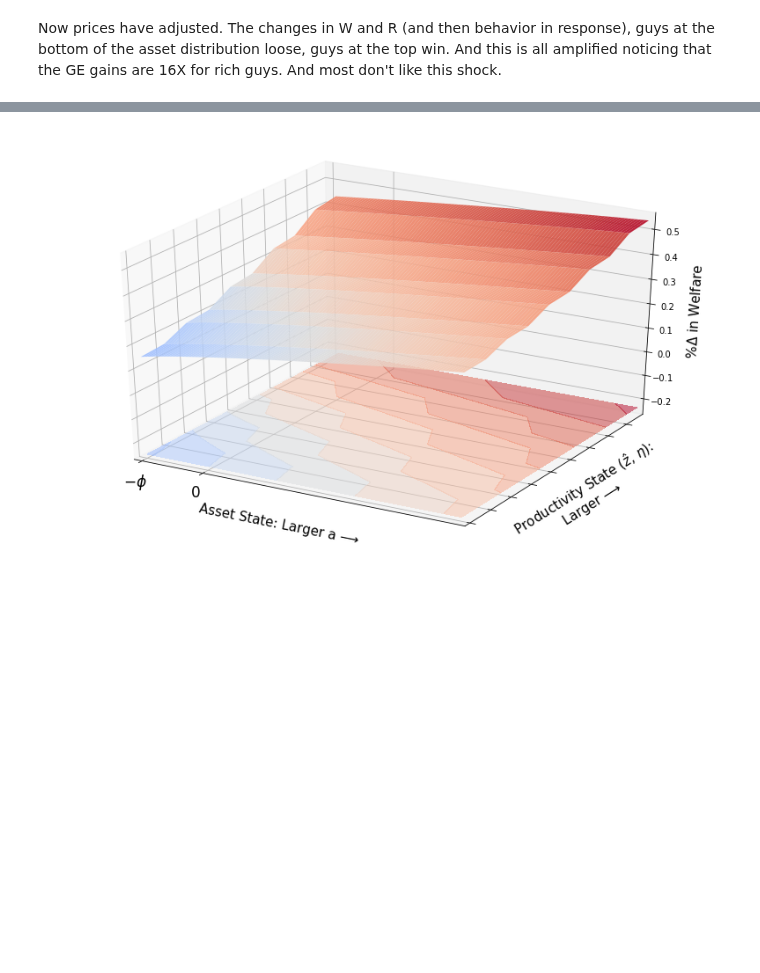
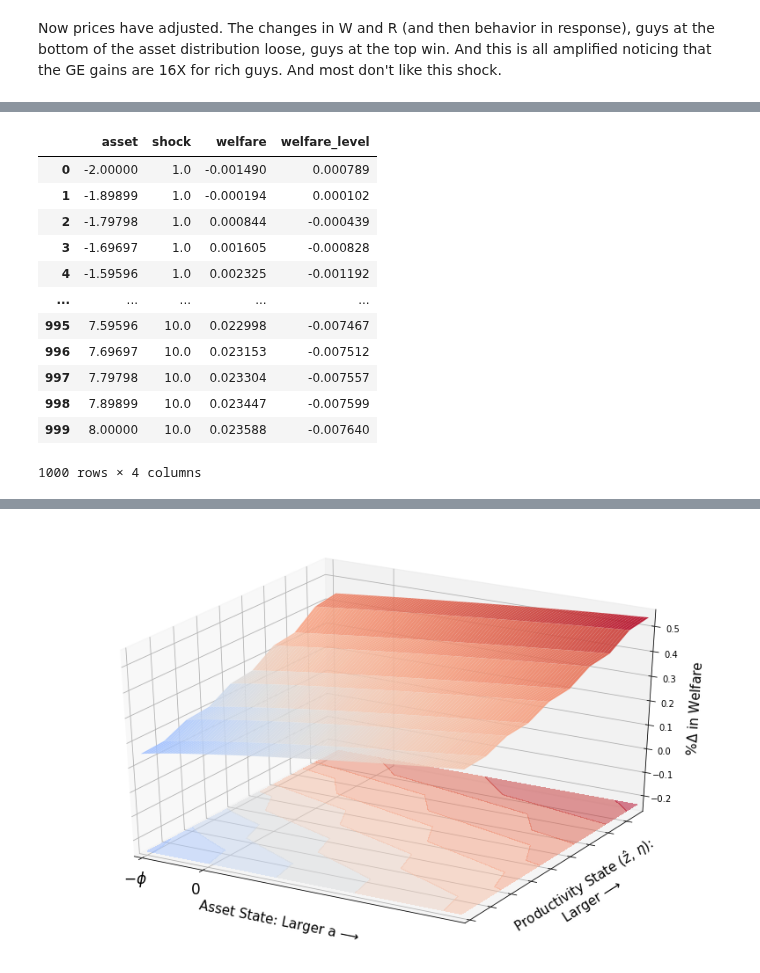
Before and after one commit to mwaugh0328/heterogeneous-agent-trade, a Jupyter notebook: notebooks/model-summary-statistics-Copy1.ipynb, the cells around one changed output, grey strips where cells are left out. Saved outputs shown, nothing was run; the diff lists cells and outputs as text; code cells hidden in the pictures; blank space fills up the shorter version.

```diff
--- a/notebooks/model-summary-statistics-Copy1.ipynb
+++ b/notebooks/model-summary-statistics-Copy1.ipynb
@@ -243,2 +243,18 @@ welfare
 1000 rows × 4 columns
+# %%
+welfare
+# %% [output]
+|  | asset | shock | welfare | welfare_level |
+| 0 | -2.00000 | 1.0 | -0.001490 | 0.000789 |
+| 1 | -1.89899 | 1.0 | -0.000194 | 0.000102 |
+| 2 | -1.79798 | 1.0 | 0.000844 | -0.000439 |
+| 3 | -1.69697 | 1.0 | 0.001605 | -0.000828 |
+| 4 | -1.59596 | 1.0 | 0.002325 | -0.001192 |
+| ... | ... | ... | ... | ... |
+| 995 | 7.59596 | 10.0 | 0.022998 | -0.007467 |
+| 996 | 7.69697 | 10.0 | 0.023153 | -0.007512 |
+| 997 | 7.79798 | 10.0 | 0.023304 | -0.007557 |
+| 998 | 7.89899 | 10.0 | 0.023447 | -0.007599 |
+| 999 | 8.00000 | 10.0 | 0.023588 | -0.007640 |
+1000 rows × 4 columns
 # %%
```
Also changed, not shown: parts of 2 cells of this notebook, 12 other files.
